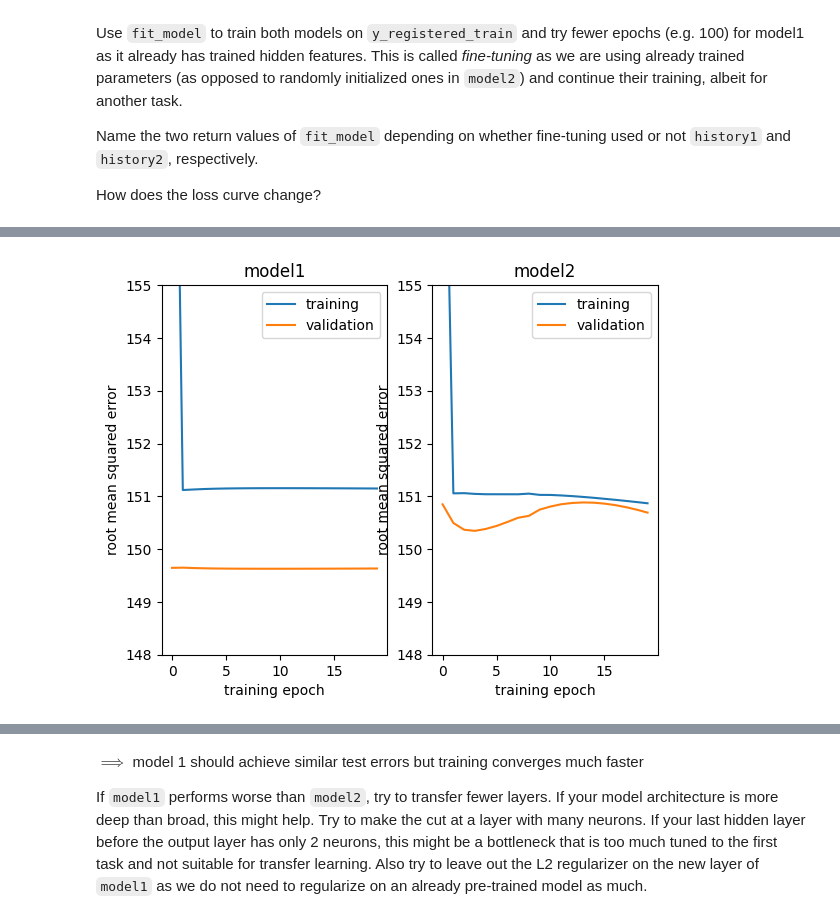
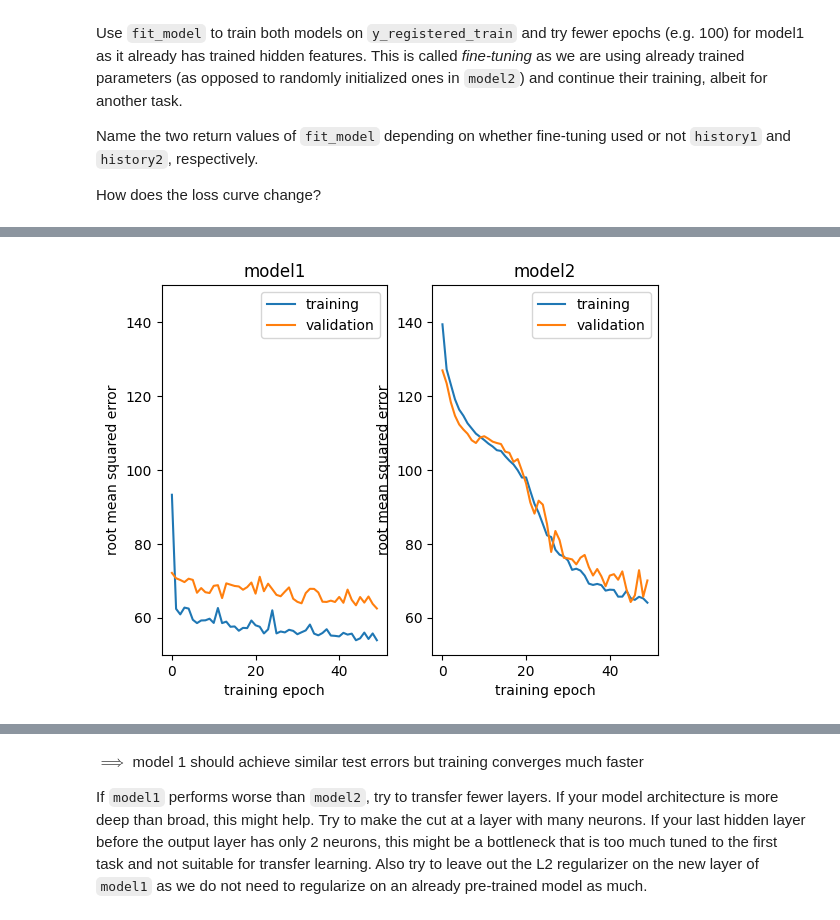
Before and after one commit to DataCompetency/KI-Block, a Jupyter notebook: exercises/solutions/tf/es2-ex1-sol.ipynb, the cells around one changed output, grey strips where cells are left out. Cells and saved outputs as stored; diff of their text form; code cells hidden in the pictures.

```diff
--- a/exercises/solutions/tf/es2-ex1-sol.ipynb
+++ b/exercises/solutions/tf/es2-ex1-sol.ipynb
@@ -90,7 +91,7 @@ It can be interpreted as an average distance of our prediction to the true value
 
 A **metric** is (in constrast to a **loss**) not used for model optimization but for evaluation.
 # %%
-def fit_model(model, X_train, y_train, epochs=200, learning_rate = 0.01):
+def fit_model(model, X_train, y_train, epochs=100, learning_rate = 0.01):
     # define the loss, optimization algorithm and prepare the model for gradient computation
     opti = tf.keras.optimizers.Adam(learning_rate = learning_rate) # Adam is a popular method for stochastic gradient descent
     model.compile(optimizer = opti, loss = "mse", metrics = [tf.keras.metrics.RootMeanSquaredError()])
@@ -202,7 +203,9 @@ model1.add(tf.keras.layers.Dense(1))
 model2 = make_model()
 # %%
-history1 = fit_model(model1, X_train, y_registered_train, epochs=20) #fewer epochs!
-history2 = fit_model(model2, X_train, y_registered_train, epochs=20)
+# transfer learning
+history1 = fit_model(model1, X_train, y_registered_train, epochs=50) #fewer epochs!
+# no transfer learning, train from scratch
+history2 = fit_model(model2, X_train, y_registered_train, epochs=50)
 #YOUR CODE ENDS
 # %%
 # take note that all models have the same architecture and number of parameters
@@ -249,10 +252,11 @@ Model: "sequential_1"
 ... (9 outputs left out)
 # %%
 fig, axes = plt.subplots(1,2)
-plot_hist(history1, axes[0], "model1", ylim=(148,155))
-plot_hist(history2, axes[1], "model2", ylim=(148,155))
+# plot side-by-side, adjust y axis range if needed
+plot_hist(history1, axes[0], "model1", ylim=(50,150))
+plot_hist(history2, axes[1], "model2", ylim=(50,150))
 # %% [output]
-[figure, old version]
+[figure, new version]
 # %%
 print("test mse 1=", model1.evaluate(X_test, y_registered_test, verbose=0))
 print("test mse 2=", model2.evaluate(X_test, y_registered_test, verbose=0))
```
Also changed, not shown: parts of 11 cells of this notebook, 4 other files.
